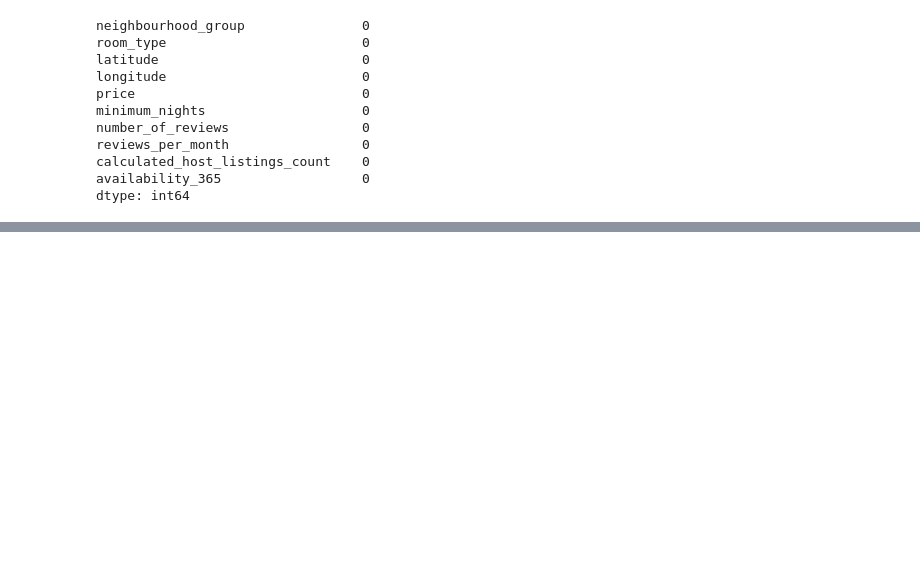
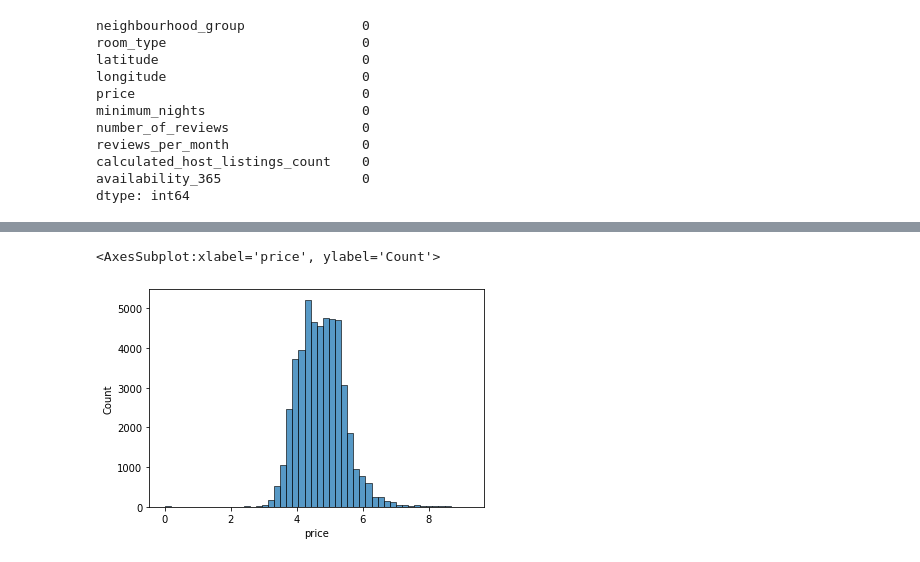
Before and after one commit to aenoboa1/ML-Zoomcamp-Homeworks, a Jupyter notebook: WEEK 3/Homework.ipynb, the cells around one changed output, grey strips where cells are left out. Saved outputs shown, nothing was run; the diff lists cells and outputs as text; code cells hidden in the pictures; blank space fills up the shorter version.

```diff
--- a/WEEK 3/Homework.ipynb
+++ b/WEEK 3/Homework.ipynb
@@ -303,0 +511,5 @@ dtype: int64
+# %%
+
+price_logs = np.log1p(df_lr.price)
+
+display(price_logs)
@@ -303,0 +529,6 @@ dtype: int64
+# %%
+
+sns.histplot(price_logs,bins=50)
+# %% [output]
+<AxesSubplot:xlabel='price', ylabel='Count'>
+[figure, added]
```
Also changed, not shown: parts of 39 cells of this notebook.
